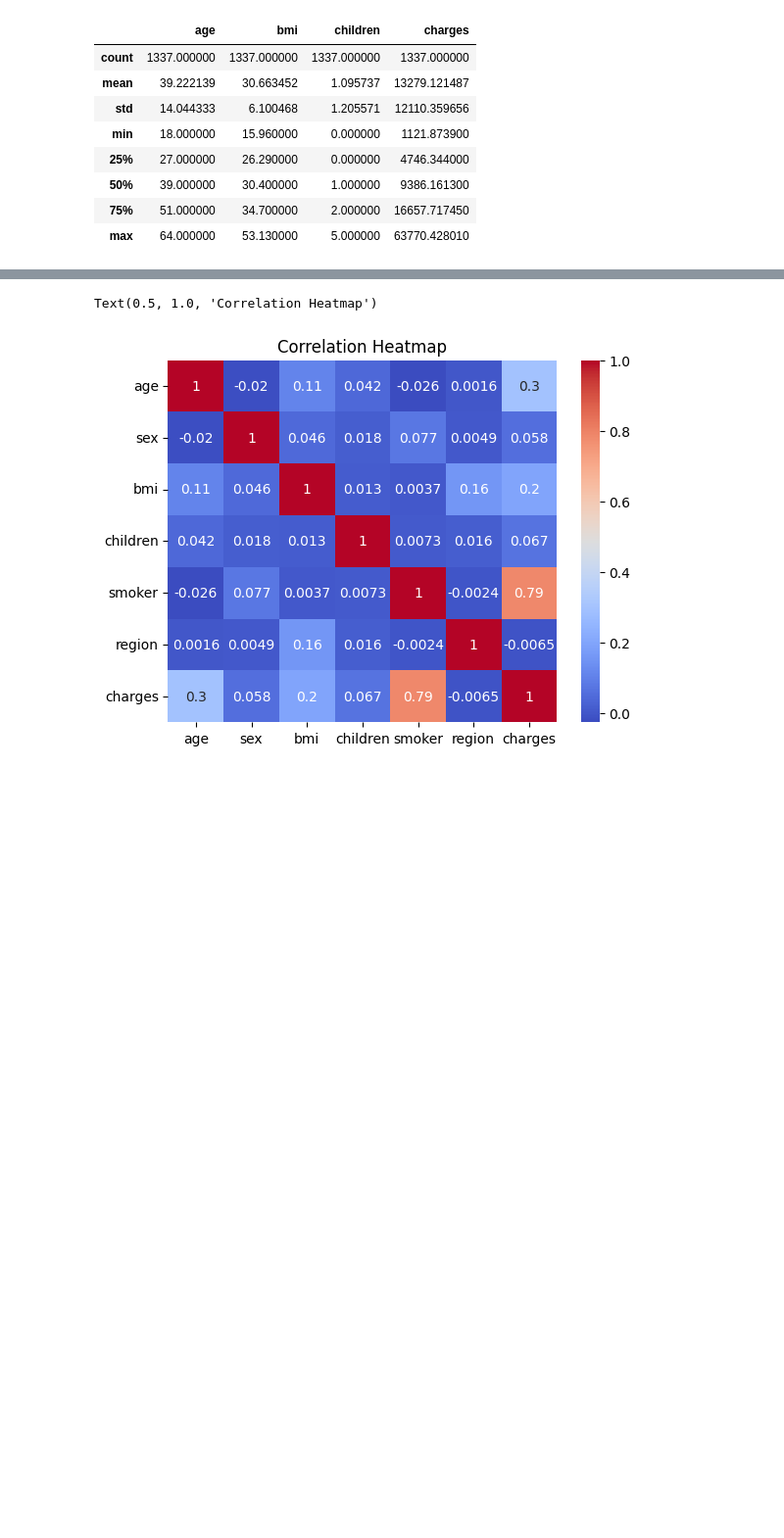
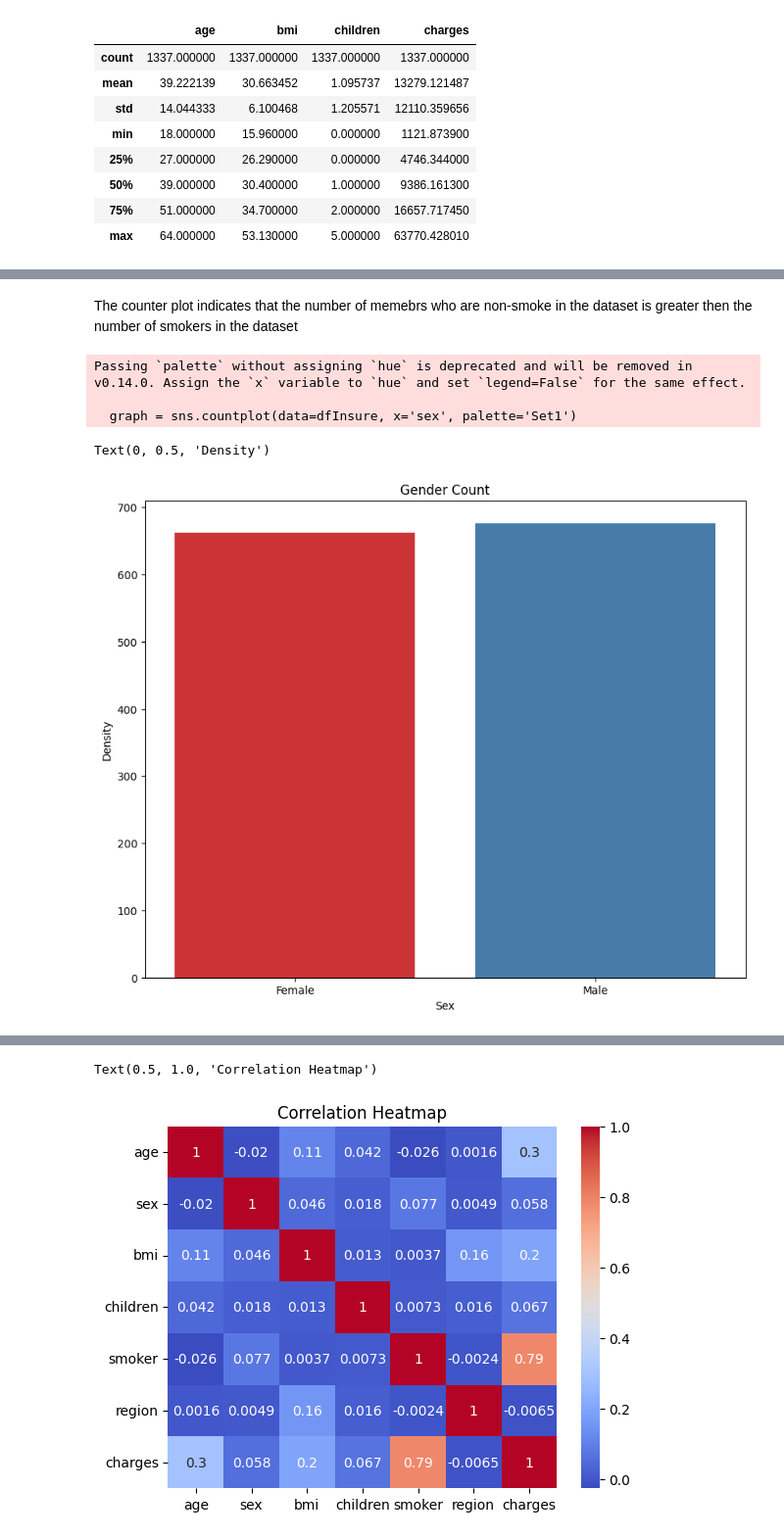
Before and after one commit to ST10158643/PDAN_POE, a Jupyter notebook: at_1.ipynb, the cells around one changed output, grey strips where cells are left out. Shown at 98% size. Cells and saved outputs as stored; diff of their text form; code cells hidden in the pictures; blank space fills up the shorter version.

```diff
--- a/at_1.ipynb
+++ b/at_1.ipynb
@@ -210,0 +237,20 @@ The mean $13 270 is much higher than the median charge $9 382, this indicates th
+# %% [markdown]
+The counter plot indicates that the number of memebrs who are non-smoke in the dataset is greater then the number of smokers in the dataset
+# %%
+# set the figure size for the plot
+plt.figure(figsize=(10,8))
+# graph assigned to seaborn countplot() method to create a count plot to visualize the distribution of  gender in the DataFrame
+# data = dfInsure to indicate the data to be used for the count
+# x = "sex" to set  the variable to be used for the x-axis
+# hue = "smoker" to specify the variable to be used for coloring the bars in the count plot
+graph = sns.countplot(data=dfInsure, x='sex', palette='Set1')
+plt.title('Gender Count')
+plt.xticks([0, 1], ['Female','Male'])
+plt.xlabel('Sex')
+plt.ylabel('Density')
+# %% [output]
+Passing `palette` without assigning `hue` is deprecated and will be removed in v0.14.0. Assign the `x` variable to `hue` and set `legend=False` for the same effect.
+
+  graph = sns.countplot(data=dfInsure, x='sex', palette='Set1')
+Text(0, 0.5, 'Density')
+[figure, added]
```
Also changed, not shown: parts of 28 cells of this notebook.
